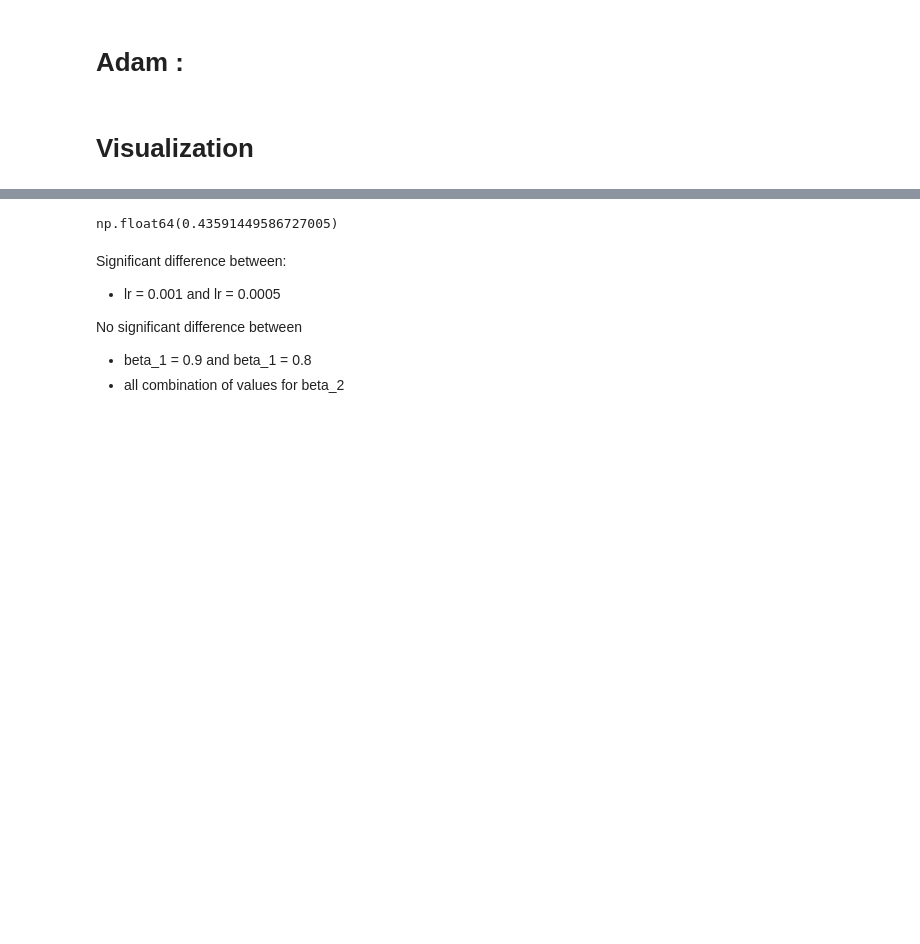
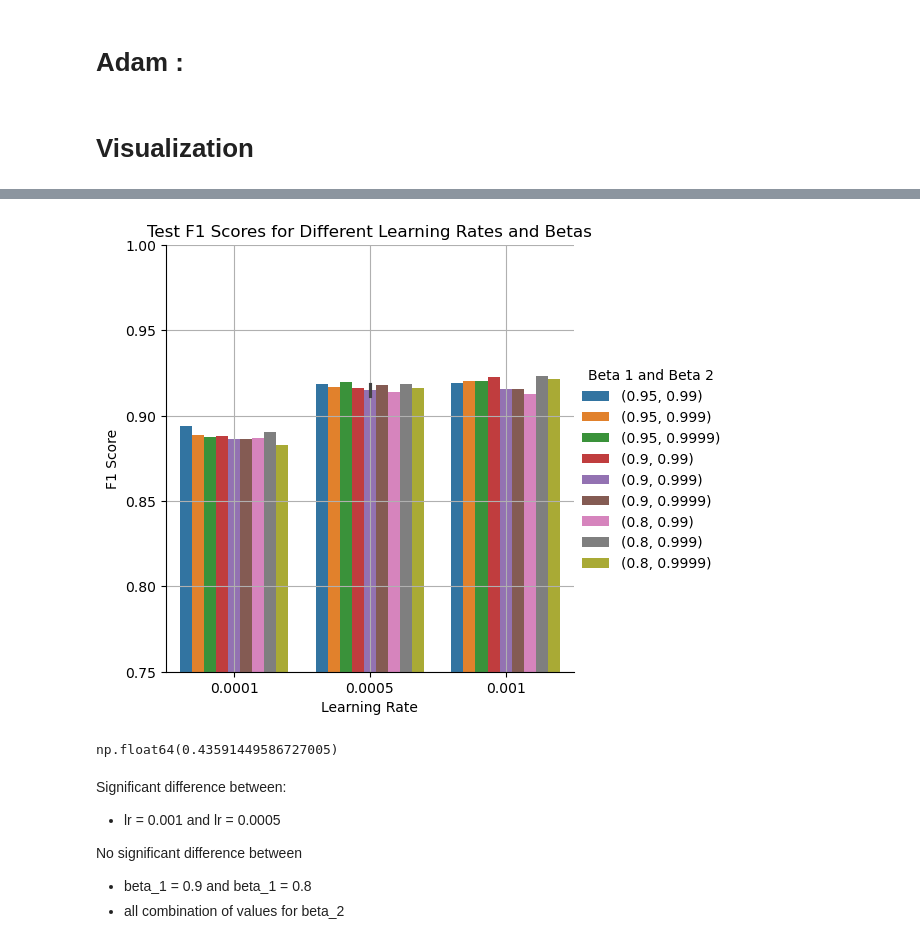
Before and after one commit to SamuelWaridel/OptML-project, a Jupyter notebook: finetuning Adam.ipynb, the cells around one changed output, grey strips where cells are left out. Cells and saved outputs as stored; diff of their text form; code cells hidden in the pictures; blank space fills up the shorter version.

```diff
--- a/finetuning Adam.ipynb
+++ b/finetuning Adam.ipynb
@@ -114,3 +125,7 @@ plot_F1_Adam_sns(data_, hue="lr", style="beta_2")
+# %%
+plot_barplot(data_)
+# %% [output]
+[figure, added]
 # %%
 from scipy.stats import ttest_ind
 
```
Also changed, not shown: parts of 3 cells of this notebook, 2 other files.
